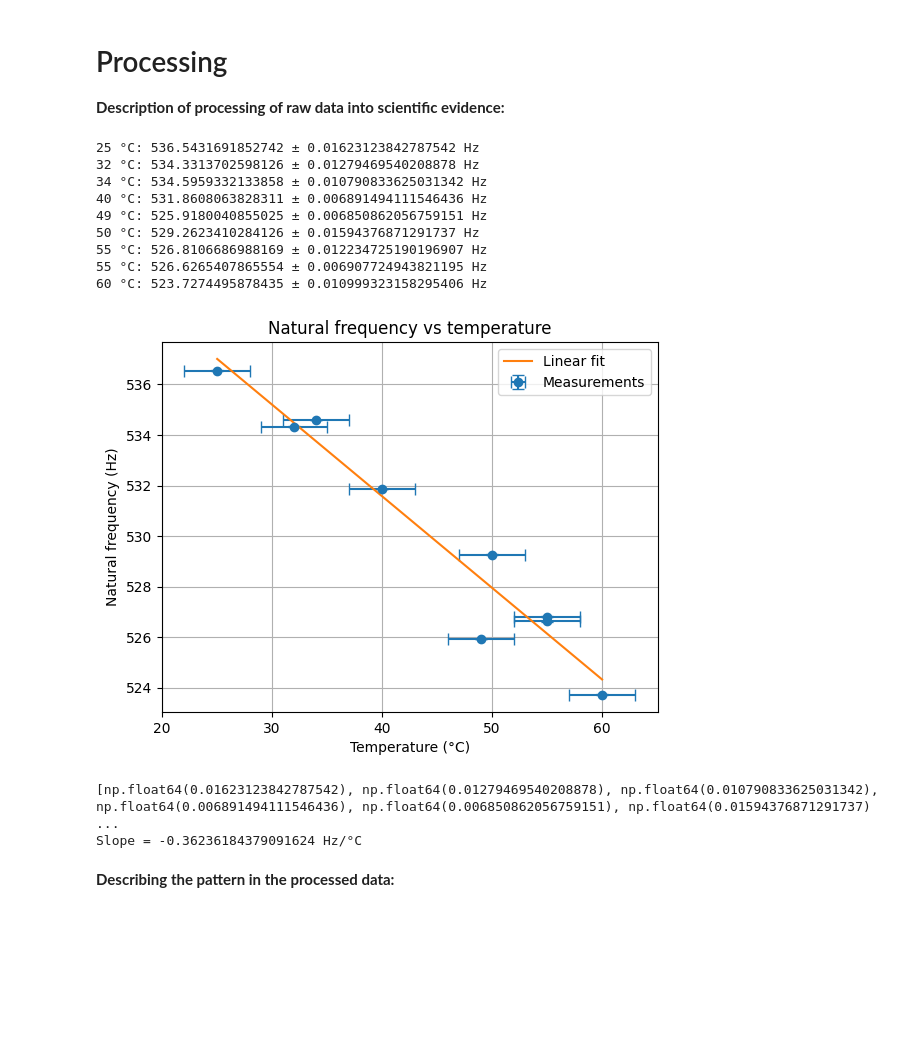
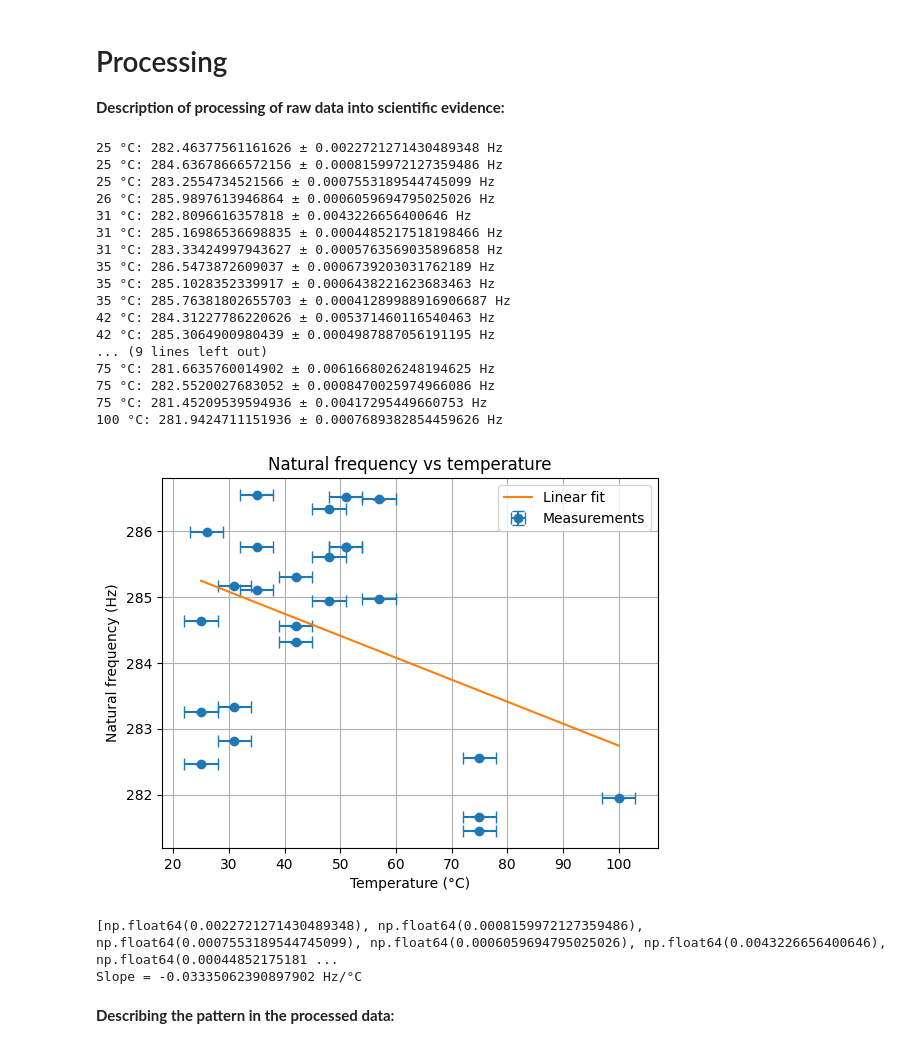
Before and after one commit to Tetras49/OP, a Jupyter notebook: OP1_firstcourste_Labjournal.ipynb, the cells around one changed output. Cells and saved outputs as stored; diff of their text form; code cells hidden in the pictures; blank space fills up the shorter version.

Commit message:
temperaturen

```diff
--- a/OP1_firstcourste_Labjournal.ipynb
+++ b/OP1_firstcourste_Labjournal.ipynb
@@ -148,15 +148,32 @@ We cannot see a change in the natural frequency with the FTT on the oscilloscope
 
 
 files = [
-    (25, "Metingen_temperaturen/25.csv"),
-    (32, "Metingen_temperaturen/32.csv"),
-    (34, "Metingen_temperaturen/34.csv"),
-    (40, "Metingen_temperaturen/40.csv"),
-    (49, "Metingen_temperaturen/49.csv"),
-    (50, "Metingen_temperaturen/50.csv"),
-    (55, "Metingen_temperaturen/55.csv"),
-    (55, "Metingen_temperaturen/55 (2).csv"),
-    (60, "Metingen_temperaturen/60.csv"),
+    (25, "Metingen_temperaturen/2.25.csv"),
+    (25, "Metingen_temperaturen/2.25_2.csv"),
+    (25, "Metingen_temperaturen/2.25_3.csv"),
+    (26, "Metingen_temperaturen/2.26.csv"),
+    (31, "Metingen_temperaturen/2.31.csv"),
+    (31, "Metingen_temperaturen/2.31_2.csv"),
+    (31, "Metingen_temperaturen/2.31_3.csv"),
+    (35, "Metingen_temperaturen/2.35.csv"),
+    (35, "Metingen_temperaturen/2.35_2.csv"),
+    (35, "Metingen_temperaturen/2.35_3.csv"),
+    (42, "Metingen_temperaturen/2.42.csv"),
+    (42, "Metingen_temperaturen/2.42_2.csv"),
+    (42, "Metingen_temperaturen/2.42_3.csv"),
+    (48, "Metingen_temperaturen/2.48.csv"),
+    (48, "Metingen_temperaturen/2.48_2.csv"),
+    (48, "Metingen_temperaturen/2.48_3.csv"),
+    (51, "Metingen_temperaturen/2.51.csv"),
+    (51, "Metingen_temperaturen/2.51_2.csv"),
+    (51, "Metingen_temperaturen/2.51_2.csv"),
+    (57, "Metingen_temperaturen/2.57.csv"),
+    (57, "Metingen_temperaturen/2.57_2.csv"),
+    (75, "Metingen_temperaturen/2.75.csv"),
+    (75, "Metingen_temperaturen/2.75_2.csv"),
+    (75, "Metingen_temperaturen/2.75_3.csv"),
+    (100, "Metingen_temperaturen/2.100.csv")
+
 ]
 
 
@@ -242,45 +259,53 @@ slope = fit[0]
 intercept = fit[1]
 
 T_fit = np.linspace(min(temperatures), max(temperatures), 100)
 f_fit_line = slope * T_fit + intercept
 
 
 # Plot
 plt.errorbar(
     temperatures,
     frequencies,
     xerr=temperature_error,
     yerr=frequency_errors,
     fmt="o",
     capsize=4,
     label="Measurements"
 )
 
 plt.plot(T_fit, f_fit_line, label="Linear fit")
 
 plt.xlabel("Temperature (°C)")
 plt.ylabel("Natural frequency (Hz)")
 plt.title("Natural frequency vs temperature")
 
 plt.grid()
 plt.legend()
 
 plt.show()
 print(frequency_errors)
 print("Slope =", slope, "Hz/°C")
 # %% [output]
-25 °C: 536.5431691852742 ± 0.01623123842787542 Hz
-32 °C: 534.3313702598126 ± 0.01279469540208878 Hz
-34 °C: 534.5959332133858 ± 0.010790833625031342 Hz
-40 °C: 531.8608063828311 ± 0.006891494111546436 Hz
-49 °C: 525.9180040855025 ± 0.006850862056759151 Hz
-50 °C: 529.2623410284126 ± 0.01594376871291737 Hz
-55 °C: 526.8106686988169 ± 0.012234725190196907 Hz
-55 °C: 526.6265407865554 ± 0.006907724943821195 Hz
-60 °C: 523.7274495878435 ± 0.010999323158295406 Hz
+25 °C: 282.46377561161626 ± 0.0022721271430489348 Hz
+25 °C: 284.63678666572156 ± 0.0008159972127359486 Hz
+25 °C: 283.2554734521566 ± 0.0007553189544745099 Hz
+26 °C: 285.9897613946864 ± 0.0006059694795025026 Hz
+31 °C: 282.8096616357818 ± 0.0043226656400646 Hz
+31 °C: 285.16986536698835 ± 0.0004485217518198466 Hz
+31 °C: 283.33424997943627 ± 0.0005763569035896858 Hz
+35 °C: 286.5473872609037 ± 0.0006739203031762189 Hz
+35 °C: 285.1028352339917 ± 0.0006438221623683463 Hz
+35 °C: 285.76381802655703 ± 0.00041289988916906687 Hz
+42 °C: 284.31227786220626 ± 0.005371460116540463 Hz
+42 °C: 285.3064900980439 ± 0.0004987887056191195 Hz
+... (9 lines left out)
+75 °C: 281.6635760014902 ± 0.0061668026248194625 Hz
+75 °C: 282.5520027683052 ± 0.0008470025974966086 Hz
+75 °C: 281.45209539594936 ± 0.00417295449660753 Hz
+100 °C: 281.9424711151936 ± 0.0007689382854459626 Hz
-[figure, old version]
+[figure, new version]
-[np.float64(0.01623123842787542), np.float64(0.01279469540208878), np.float64(0.010790833625031342), np.float64(0.006891494111546436), np.float64(0.006850862056759151), np.float64(0.01594376871291737) ...
-Slope = -0.36236184379091624 Hz/°C
+[np.float64(0.0022721271430489348), np.float64(0.0008159972127359486), np.float64(0.0007553189544745099), np.float64(0.0006059694795025026), np.float64(0.0043226656400646), np.float64(0.00044852175181 ...
+Slope = -0.03335062390897902 Hz/°C
 # %% [markdown]
 **Describing the pattern in the processed data:**
 # %%
```
Also changed, not shown: 27 other files.
